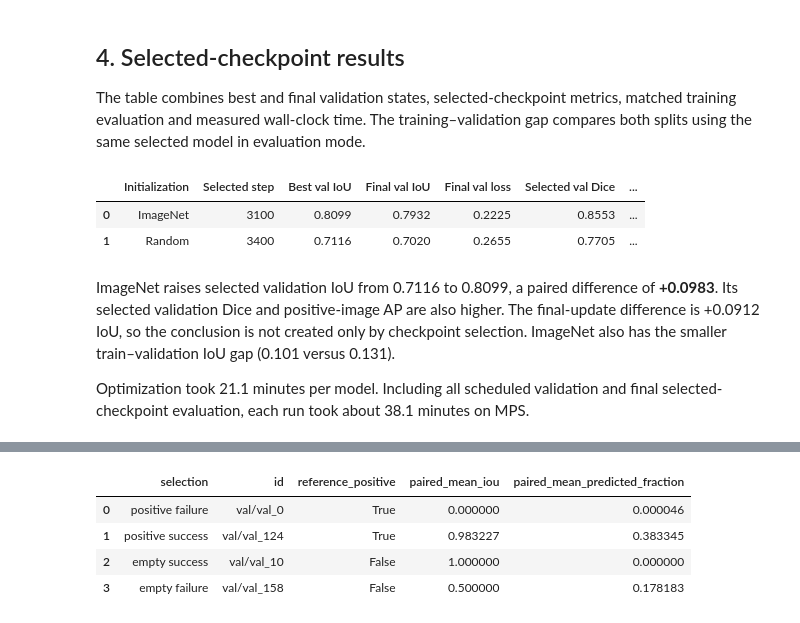
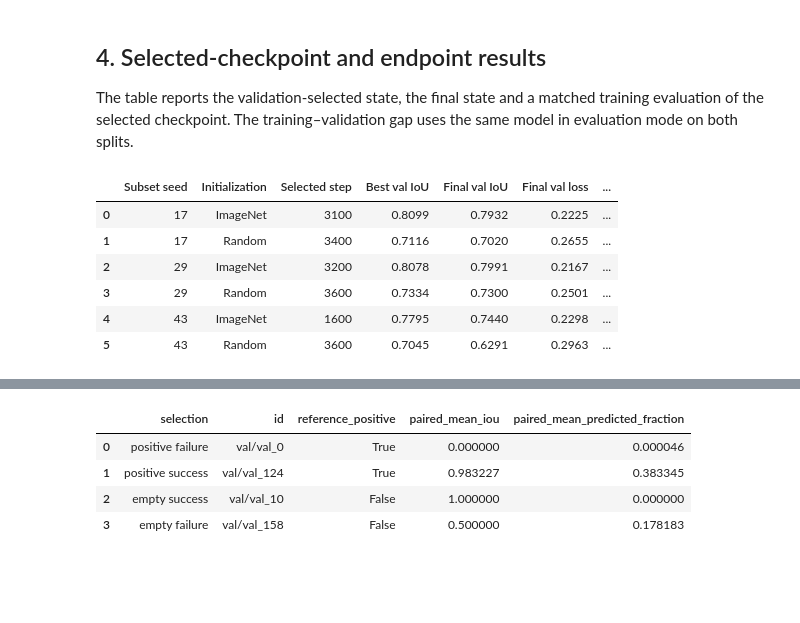
Before and after one commit to manuelmiddendorf/data-efficient-roof-segmentation, a Jupyter notebook: notebooks/07_external_replication_pilot.ipynb, the cells around one changed output, grey strips where cells are left out. Drawn from its saved outputs; the diff is of its cells as text; code cells hidden in the pictures; blank space fills up the shorter version.

```diff
--- a/notebooks/07_external_replication_pilot.ipynb
+++ b/notebooks/07_external_replication_pilot.ipynb
@@ -48,23 +76,26 @@ display(Image(filename=ROOT / "reports/figures/07_whu_pilot_learning_curves.png"
 # %% [markdown]
-## 4. Selected-checkpoint results
+## 4. Selected-checkpoint and endpoint results
 
-The table combines best and final validation states, selected-checkpoint metrics, matched training evaluation and measured wall-clock time. The training–validation gap compares both splits using the same selected model in evaluation mode.
+The table reports the validation-selected state, the final state and a matched training evaluation of the selected checkpoint. The training–validation gap uses the same model in evaluation mode on both splits.
 # %%
 columns = {
- "initialization":"Initialization", "best_step":"Selected step",
- "best_validation_iou":"Best val IoU", "last_validation_iou":"Final val IoU",
- "last_validation_loss":"Final val loss", "selected_validation_dice":"Selected val Dice",
- "selected_validation_ap_positive":"Positive AP", "selected_training_iou":"Train IoU",
- "training_validation_iou_gap":"Train–val IoU gap", "total_seconds":"Total minutes"}
+    "subset_seed": "Subset seed", "initialization": "Initialization",
+    "best_step": "Selected step", "best_validation_iou": "Best val IoU",
+    "last_validation_iou": "Final val IoU", "last_validation_loss": "Final val loss",
+    "selected_validation_dice": "Selected val Dice",
+    "selected_validation_ap_positive": "Positive AP",
+    "selected_training_iou": "Train IoU",
+    "training_validation_iou_gap": "Train–val IoU gap", "total_seconds": "Total minutes",
+}
 summary = RESULTS[list(columns)].rename(columns=columns).copy()
-summary["Initialization"] = summary["Initialization"].map({"random":"Random", "imagenet":"ImageNet"})
+summary["Initialization"] = summary["Initialization"].map({"random": "Random", "imagenet": "ImageNet"})
 summary["Total minutes"] /= 60
 summary.round(4)
 # %% [output]
-|  | Initialization | Selected step | Best val IoU | Final val IoU | Final val loss | Selected val Dice | ... |
-| 0 | ImageNet | 3100 | 0.8099 | 0.7932 | 0.2225 | 0.8553 | ... |
-| 1 | Random | 3400 | 0.7116 | 0.7020 | 0.2655 | 0.7705 | ... |
+|  | Subset seed | Initialization | Selected step | Best val IoU | Final val IoU | Final val loss | ... |
+| 0 | 17 | ImageNet | 3100 | 0.8099 | 0.7932 | 0.2225 | ... |
+| 1 | 17 | Random | 3400 | 0.7116 | 0.7020 | 0.2655 | ... |
+| 2 | 29 | ImageNet | 3200 | 0.8078 | 0.7991 | 0.2167 | ... |
+| 3 | 29 | Random | 3600 | 0.7334 | 0.7300 | 0.2501 | ... |
+| 4 | 43 | ImageNet | 1600 | 0.7795 | 0.7440 | 0.2298 | ... |
+| 5 | 43 | Random | 3600 | 0.7045 | 0.6291 | 0.2963 | ... |
-# %% [markdown]
-ImageNet raises selected validation IoU from 0.7116 to 0.8099, a paired difference of **+0.0983**. Its selected validation Dice and positive-image AP are also higher. The final-update difference is +0.0912 IoU, so the conclusion is not created only by checkpoint selection. ImageNet also has the smaller train–validation IoU gap (0.101 versus 0.131).
-
-Optimization took 21.1 minutes per model. Including all scheduled validation and final selected-checkpoint evaluation, each run took about 38.1 minutes on MPS.
```
Also changed, not shown: parts of 28 cells of this notebook, 22 other files.
